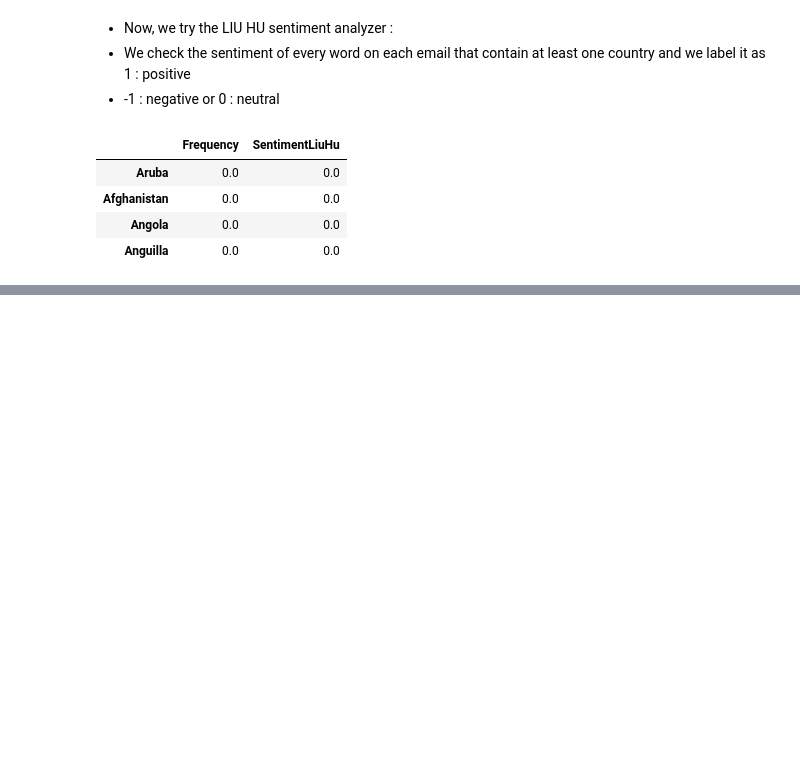
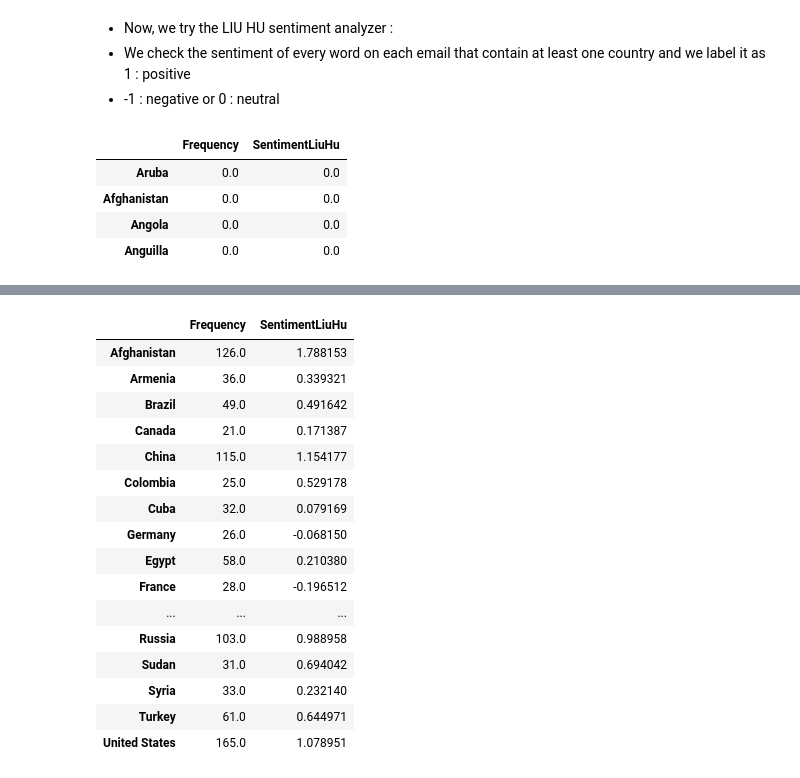
Before and after one commit to Wronskia/Homework, a Jupyter notebook: homework5/ex2.ipynb, the cells around one changed output, grey strips where cells are left out. Drawn from its saved outputs; the diff is of its cells as text; code cells hidden in the pictures; blank space fills up the shorter version.

```diff
--- a/homework5/ex2.ipynb
+++ b/homework5/ex2.ipynb
@@ -263,2 +284,22 @@ dataCount1.head()
+# %%
+dataCount2
+# %% [output]
+|  | Frequency | SentimentLiuHu |
+| Afghanistan | 126.0 | 1.788153 |
+| Armenia | 36.0 | 0.339321 |
+| Brazil | 49.0 | 0.491642 |
+| Canada | 21.0 | 0.171387 |
+| China | 115.0 | 1.154177 |
+| Colombia | 25.0 | 0.529178 |
+| Cuba | 32.0 | 0.079169 |
+| Germany | 26.0 | -0.068150 |
+| Egypt | 58.0 | 0.210380 |
+| France | 28.0 | -0.196512 |
+| ... | ... | ... |
+| Russia | 103.0 | 0.988958 |
+| Sudan | 31.0 | 0.694042 |
+| Syria | 33.0 | 0.232140 |
+| Turkey | 61.0 | 0.644971 |
+| United States | 165.0 | 1.078951 |
 # %%
 plt.figure(figsize=(16, 10))
```
Also changed, not shown: parts of 8 cells of this notebook.
